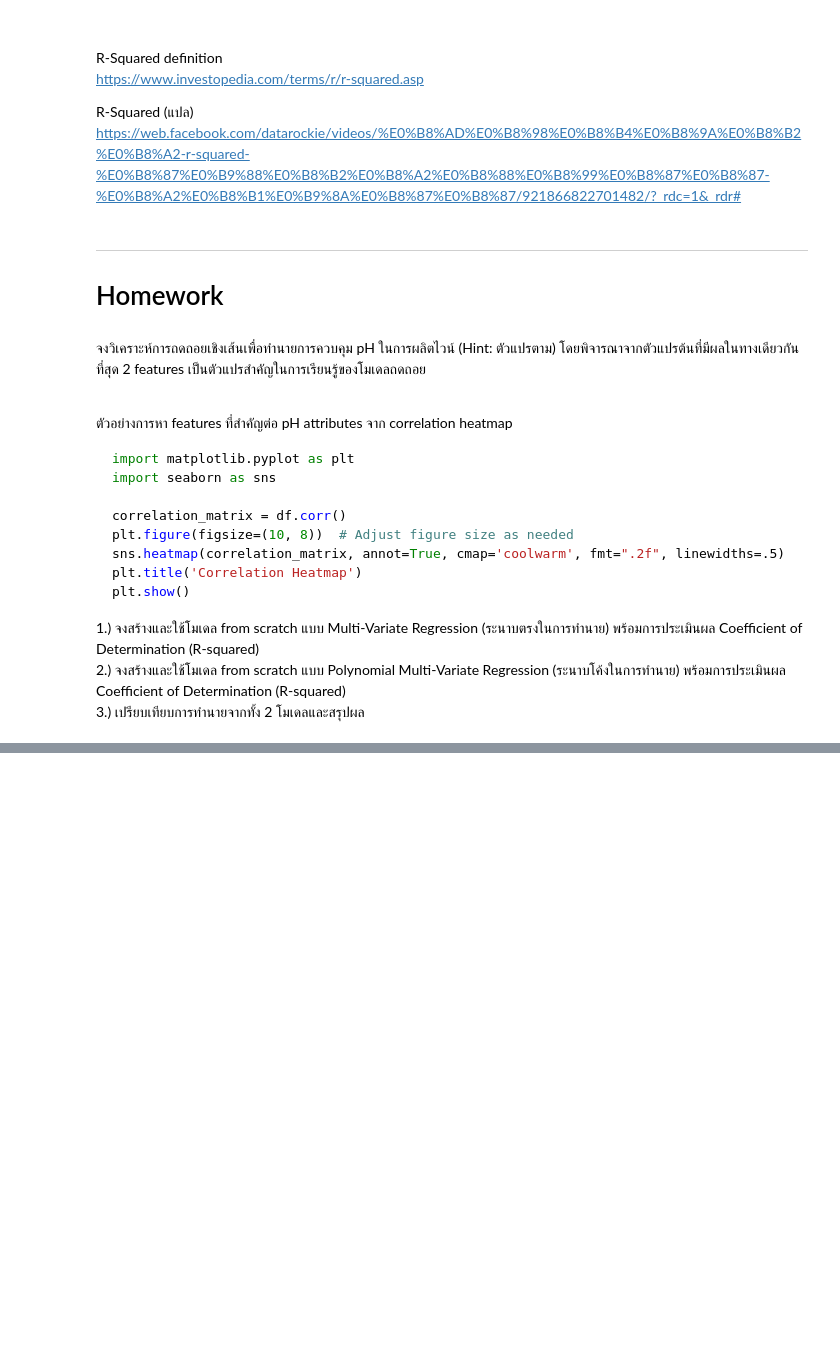
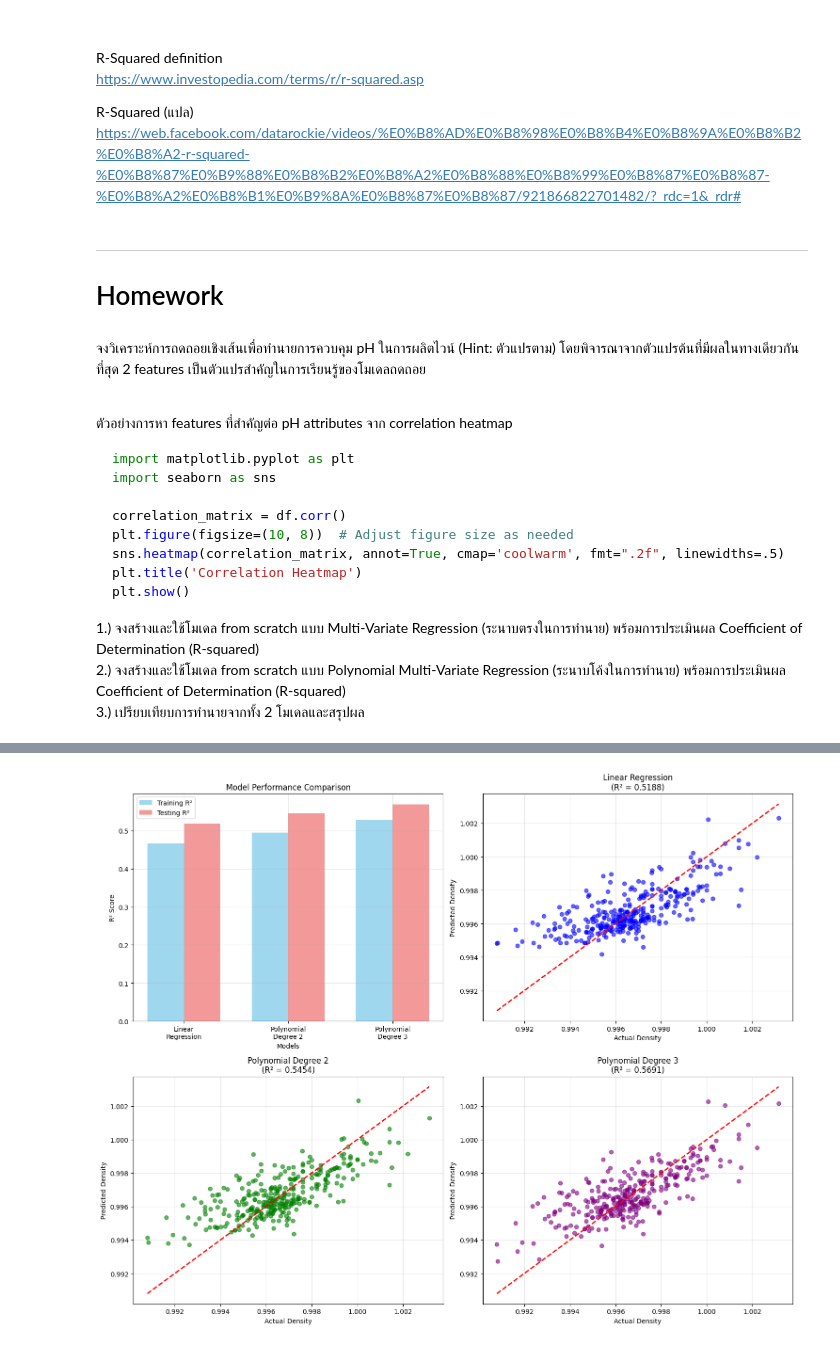
Before and after one commit to Tanaphat-Ken/IntroToML, a Jupyter notebook: HW/HW2/W2_2_Multiple_and_PolynomialRegression.ipynb, the cells around one changed output, grey strips where cells are left out. Saved outputs shown, nothing was run; the diff lists cells and outputs as text; code cells hidden in the pictures; blank space fills up the shorter version.

```diff
--- a/HW/HW2/W2_2_Multiple_and_PolynomialRegression.ipynb
+++ b/HW/HW2/W2_2_Multiple_and_PolynomialRegression.ipynb
@@ -503,3 +482,22 @@ plt.show()
 2.) จงสร้างและใช้โมเดล from scratch แบบ Polynomial Multi-Variate Regression (ระนาบโค้งในการทำนาย) พร้อมการประเมินผล Coefficient of Determination (R-squared)
 \
 3.) เปรียบเทียบการทำนายจากทั้ง 2 โมเดลและสรุปผล
+# %%
+# Homework Section 1: Multi-Variate Regression from Scratch
+# 1.) จงสร้างและใช้โมเดล from scratch แบบ Multi-Variate Regression (ระนาบตรงในการทำนาย) พร้อมการประเมินผล Coefficient of Determination (R-squared)
+
+import numpy as np
+import pandas as pd
+import matplotlib.pyplot as plt
+from sklearn.metrics import r2_score
+from sklearn.model_selection import train_test_split
+
+# เตรียมข้อมูล - ใช้ 3 features: fixed.acidity, citric.acid, pH
+X_features = df[['fixed.acidity', 'citric.acid', 'pH']].values
+y_target = df['density'].values
+
+print("Shape of X_features:", X_features.shape)
+print("Shape of y_target:", y_target.shape)
+print("Sample data:")
+print("X_features[0:5]:\n", X_features[0:5])
+print("y_target[0:5]:", y_target[0:5])
@@ -505,0 +745,76 @@ plt.show()
+# %%
+# Homework Section 3: เปรียบเทียบการทำนายจากทั้ง 2 โมเดลและสรุปผล
+# 3.) เปรียบเทียบการทำนายจากทั้ง 2 โมเดลและสรุปผล
+
+# สร้างกราฟเปรียบเทียบ
+fig, axes = plt.subplots(2, 2, figsize=(15, 12))
+
+# 1. เปรียบเทียบ R-squared
+models = ['Linear\nRegression', 'Polynomial\nDegree 2', 'Polynomial\nDegree 3']
+train_scores = [r2_train, r2_train_poly2, r2_train_poly3]
+test_scores = [r2_test, r2_test_poly2, r2_test_poly3]
+
+x_pos = np.arange(len(models))
+width = 0.35
+
+axes[0,0].bar(x_pos - width/2, train_scores, width, label='Training R²', alpha=0.8, color='skyblue')
+axes[0,0].bar(x_pos + width/2, test_scores, width, label='Testing R²', alpha=0.8, color='lightcoral')
+axes[0,0].set_xlabel('Models')
+axes[0,0].set_ylabel('R² Score')
+axes[0,0].set_title('Model Performance Comparison')
+axes[0,0].set_xticks(x_pos)
+axes[0,0].set_xticklabels(models)
+axes[0,0].legend()
+axes[0,0].grid(True, alpha=0.3)
+
+# 2. Actual vs Predicted สำหรับ Linear Regression
+axes[0,1].scatter(y_test, y_test_pred, alpha=0.6, color='blue')
+axes[0,1].plot([y_test.min(), y_test.max()], [y_test.min(), y_test.max()], 'r--', lw=2)
+axes[0,1].set_xlabel('Actual Density')
+axes[0,1].set_ylabel('Predicted Density')
+axes[0,1].set_title(f'Linear Regression\n(R² = {r2_test:.4f})')
+axes[0,1].grid(True, alpha=0.3)
+
+# 3. Actual vs Predicted สำหรับ Polynomial Degree 2
+axes[1,0].scatter(y_test, y_test_pred_poly2, alpha=0.6, color='green')
+axes[1,0].plot([y_test.min(), y_test.max()], [y_test.min(), y_test.max()], 'r--', lw=2)
+axes[1,0].set_xlabel('Actual Density')
+axes[1,0].set_ylabel('Predicted Density')
+axes[1,0].set_title(f'Polynomial Degree 2\n(R² = {r2_test_poly2:.4f})')
+axes[1,0].grid(True, alpha=0.3)
+
+# 4. Actual vs Predicted สำหรับ Polynomial Degree 3
+axes[1,1].scatter(y_test, y_test_pred_poly3, alpha=0.6, color='purple')
+axes[1,1].plot([y_test.min(), y_test.max()], [y_test.min(), y_test.max()], 'r--', lw=2)
+axes[1,1].set_xlabel('Actual Density')
+axes[1,1].set_ylabel('Predicted Density')
+axes[1,1].set_title(f'Polynomial Degree 3\n(R² = {r2_test_poly3:.4f})')
+axes[1,1].grid(True, alpha=0.3)
+
+plt.tight_layout()
+plt.show()
+
+# คำนวณ Mean Squared Error (MSE) เพื่อเปรียบเทียบเพิ่มเติม
+from sklearn.metrics import mean_squared_error
+
+mse_linear = mean_squared_error(y_test, y_test_pred)
+mse_poly2 = mean_squared_error(y_test, y_test_pred_poly2)
+mse_poly3 = mean_squared_error(y_test, y_test_pred_poly3)
+
+print(f"\n=== Mean Squared Error (MSE) ===")
+print(f"Linear Regression MSE: {mse_linear:.8f}")
+print(f"Polynomial Degree 2 MSE: {mse_poly2:.8f}")
+print(f"Polynomial Degree 3 MSE: {mse_poly3:.8f}")
+
+print(f"\n=== การวิเคราะห์และสรุปผล ===")
+print("1. ประสิทธิภาพของโมเดล:")
+print(f"   - โมเดล Polynomial Degree 3 มี R² สูงสุด ({r2_test_poly3:.4f})")
+print(f"   - โมเดล Polynomial Degree 2 มี R² รองลงมา ({r2_test_poly2:.4f})")
+print(f"   - โมเดล Linear Regression มี R² ต่ำสุด ({r2_test:.4f})")
+
+print("\n2. ความซับซ้อนของโมเดล:")
+print("   - Linear: 3 coefficients + 1 intercept = 4 parameters")
+print(f"   - Polynomial Degree 2: {len(poly_reg_degree2.coefficients)} coefficients + 1 intercept = {len(poly_reg_degree2.coefficients)+1} parameters")
+print(f"   - Polynomial Degree 3: {len(poly_reg_degree3.coefficients)} coefficients + 1 intercept = {len(poly_reg_degree3.coefficients)+1} parameters")
+# %% [output]
+[figure, added]
```
Also changed, not shown: parts of 13 cells of this notebook, 1 other file.
